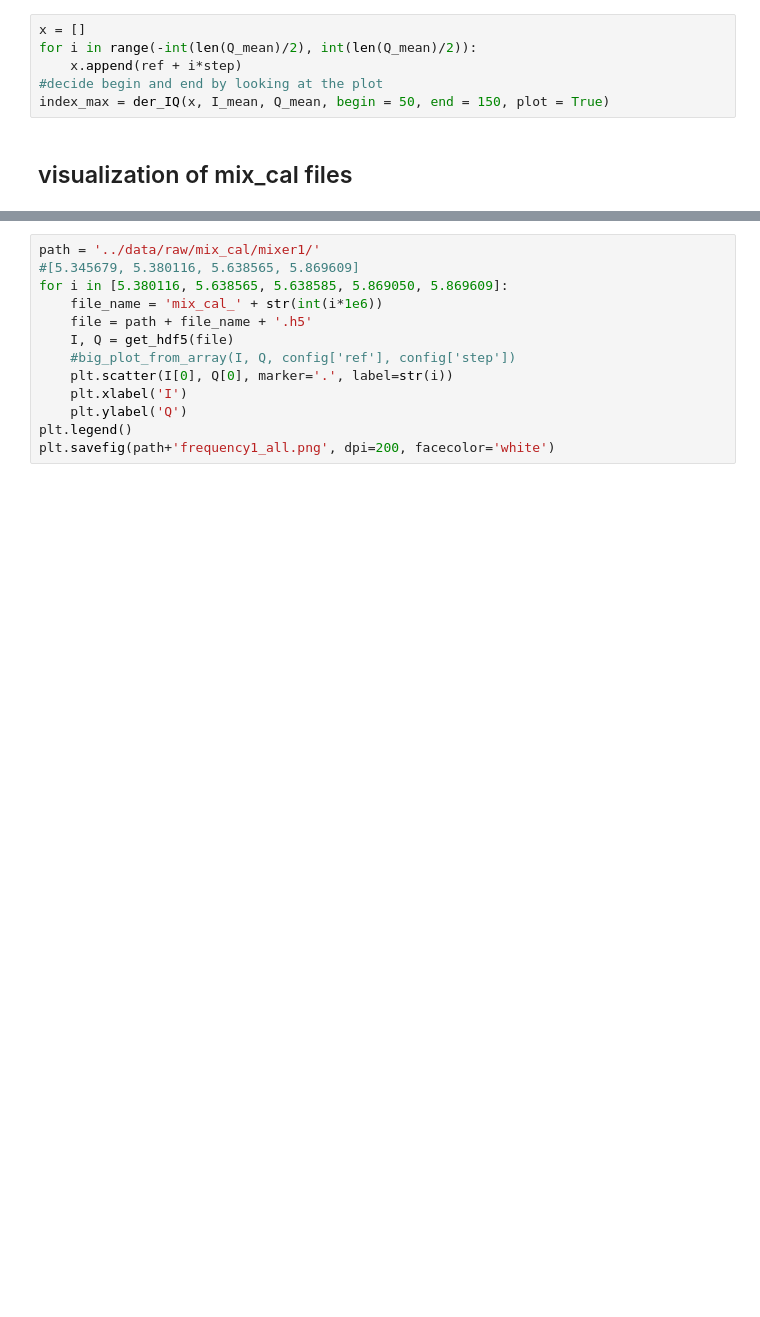
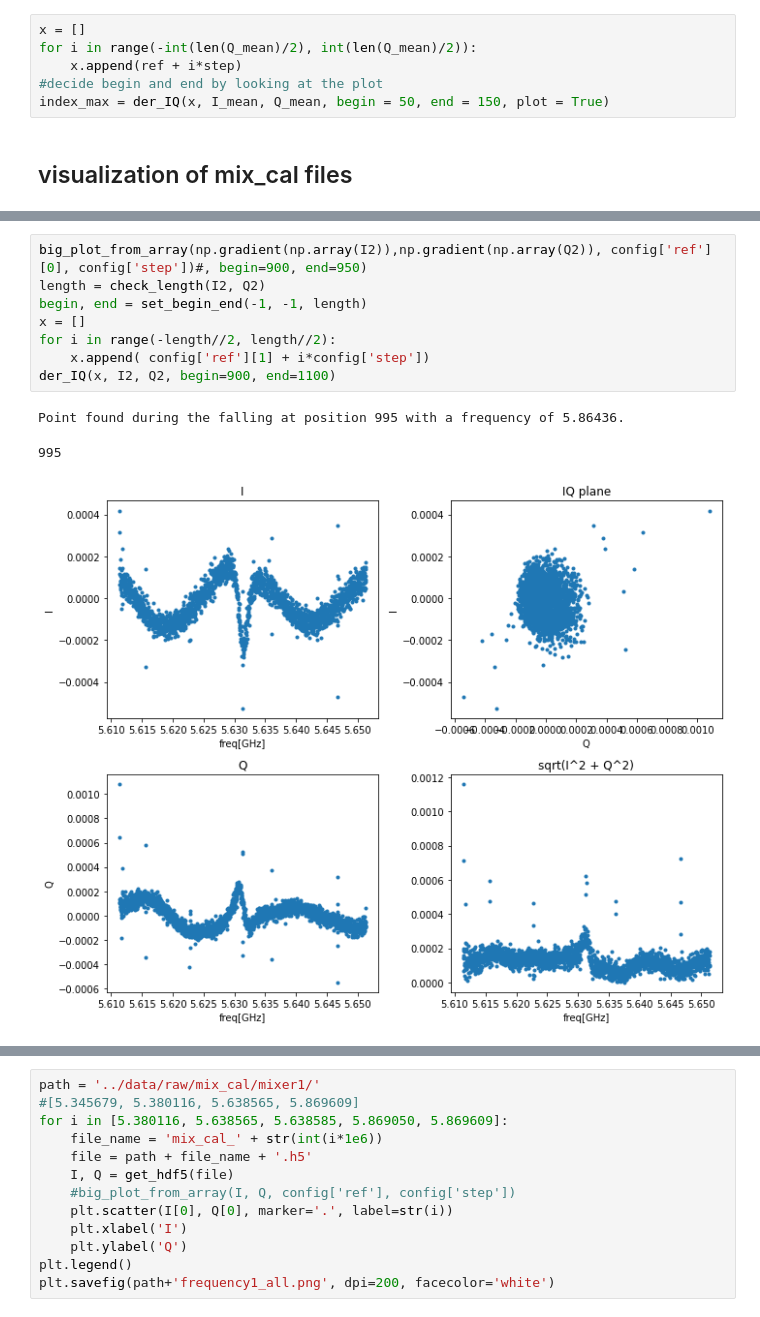
Before and after one commit to biqute/QTLab2122, a Jupyter notebook: SingleIRsource/scripts/analysis.ipynb, the cells around one changed output, grey strips where cells are left out. Saved outputs shown, nothing was run; the diff lists cells and outputs as text; blank space fills up the shorter version.

```diff
--- a/SingleIRsource/scripts/analysis.ipynb
+++ b/SingleIRsource/scripts/analysis.ipynb
@@ -75,0 +88,12 @@ Text(0, 0.5, 'Q')
+# %%
+big_plot_from_array(np.gradient(np.array(I2)),np.gradient(np.array(Q2)), config['ref'][0], config['step'])#, begin=900, end=950)
+length = check_length(I2, Q2)
+begin, end = set_begin_end(-1, -1, length)
+x = []
+for i in range(-length//2, length//2):
+    x.append( config['ref'][1] + i*config['step'])
+der_IQ(x, I2, Q2, begin=900, end=1100)
+# %% [output]
+Point found during the falling at position 995 with a frequency of 5.86436.
+995
+[figure, added]
```
Also changed, not shown: parts of 9 cells of this notebook, 53 other files.
